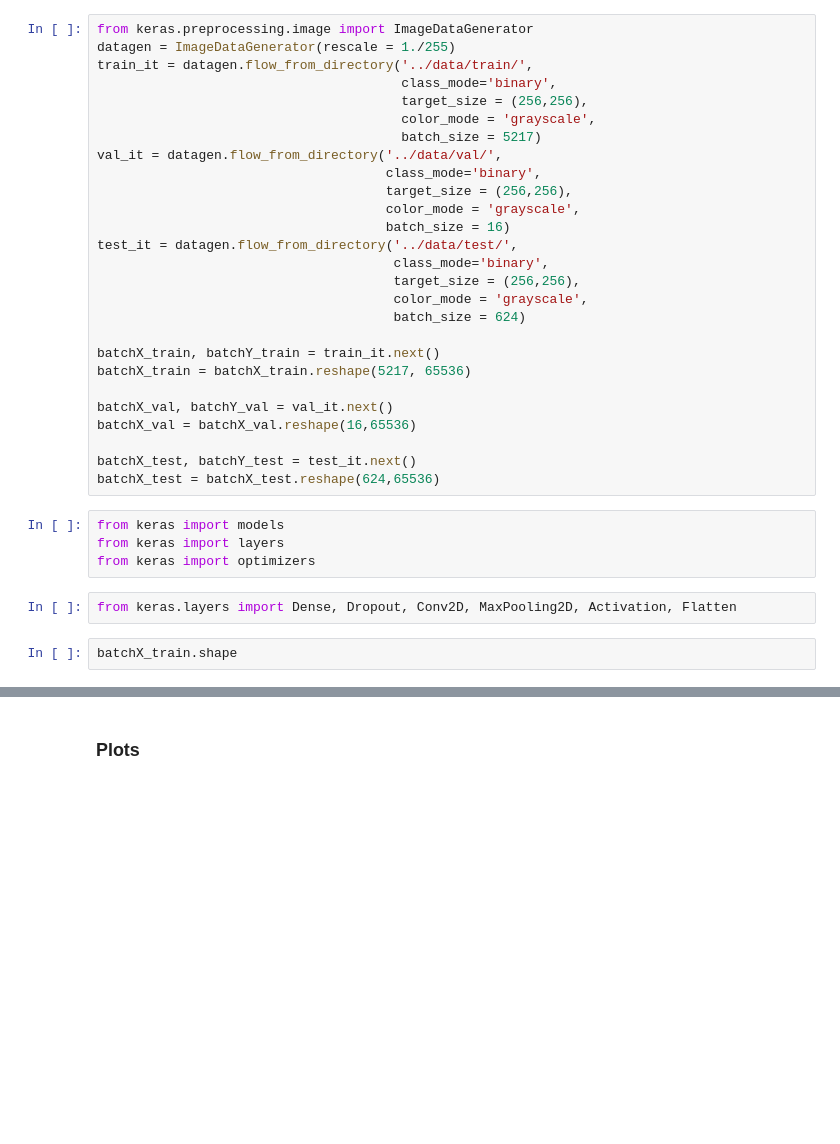
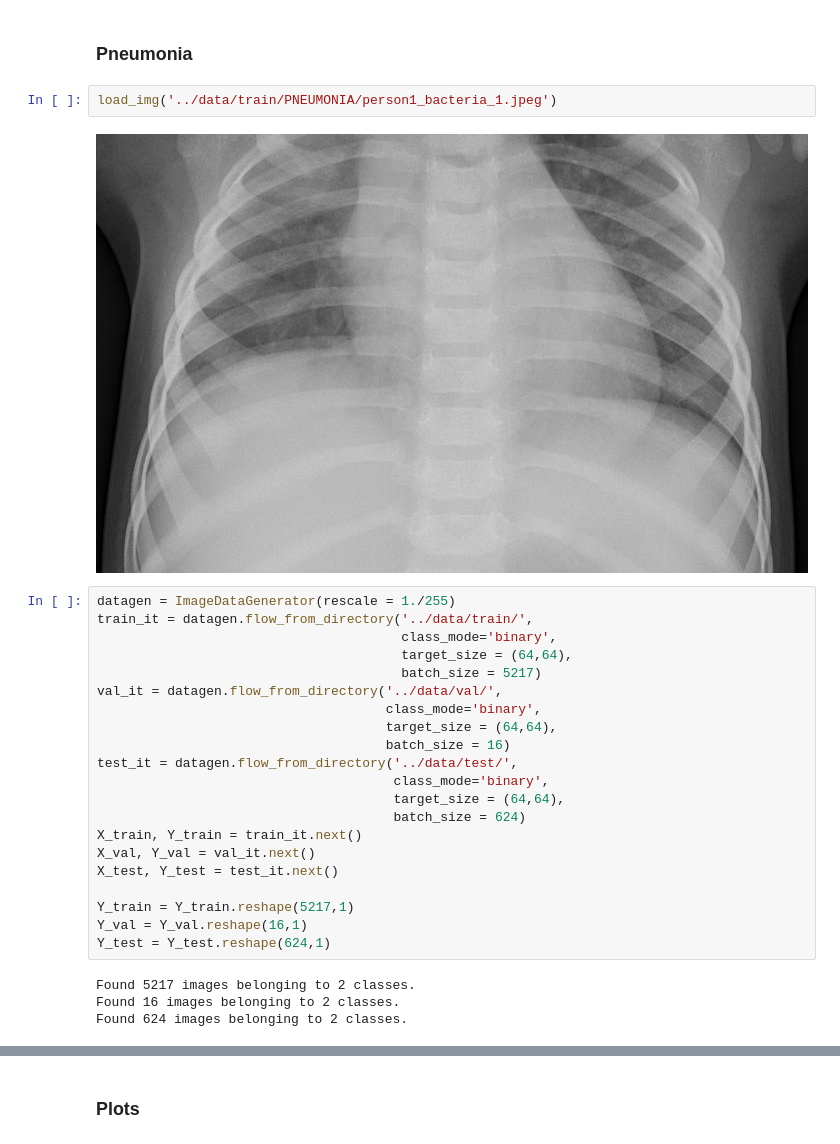
Before and after one commit to griffinhundley/pneumonia-deep-learning, a Jupyter notebook: notebooks/griffscratch.ipynb, the cells around one changed output, grey strips where cells are left out. Saved outputs shown, nothing was run; the diff lists cells and outputs as text; blank space fills up the shorter version.

```diff
--- a/notebooks/griffscratch.ipynb
+++ b/notebooks/griffscratch.ipynb
@@ -3,37 +46,33 @@
+# %% [markdown]
+### Pneumonia
+# %%
+load_img('../data/train/PNEUMONIA/person1_bacteria_1.jpeg')
+# %% [output]
+[figure, added]
 # %%
-from keras.preprocessing.image import ImageDataGenerator
 datagen = ImageDataGenerator(rescale = 1./255)
 train_it = datagen.flow_from_directory('../data/train/',
                                        class_mode='binary',
-                                       target_size = (256,256),
-                                       color_mode = 'grayscale',
+                                       target_size = (64,64),
                                        batch_size = 5217)
 val_it = datagen.flow_from_directory('../data/val/',
                                      class_mode='binary',
-                                     target_size = (256,256),
-                                     color_mode = 'grayscale',
+                                     target_size = (64,64),
                                      batch_size = 16)
 test_it = datagen.flow_from_directory('../data/test/',
                                       class_mode='binary',
-                                      target_size = (256,256),
-                                      color_mode = 'grayscale',
+                                      target_size = (64,64),
                                       batch_size = 624)
+X_train, Y_train = train_it.next()
+X_val, Y_val = val_it.next()
+X_test, Y_test = test_it.next()
 
-batchX_train, batchY_train = train_it.next()
-batchX_train = batchX_train.reshape(5217, 65536)
-
-batchX_val, batchY_val = val_it.next()
-batchX_val = batchX_val.reshape(16,65536)
-
-batchX_test, batchY_test = test_it.next()
-batchX_test = batchX_test.reshape(624,65536)
+Y_train = Y_train.reshape(5217,1)
+Y_val = Y_val.reshape(16,1)
+Y_test = Y_test.reshape(624,1)
+# %% [output]
+Found 5217 images belonging to 2 classes.
+Found 16 images belonging to 2 classes.
+Found 624 images belonging to 2 classes.
-# %%
-from keras import models
-from keras import layers
-from keras import optimizers
-# %%
-from keras.layers import Dense, Dropout, Conv2D, MaxPooling2D, Activation, Flatten
-# %%
-batchX_train.shape
 # %%
 model = models.Sequential()
```
Also changed, not shown: parts of 17 cells of this notebook.
